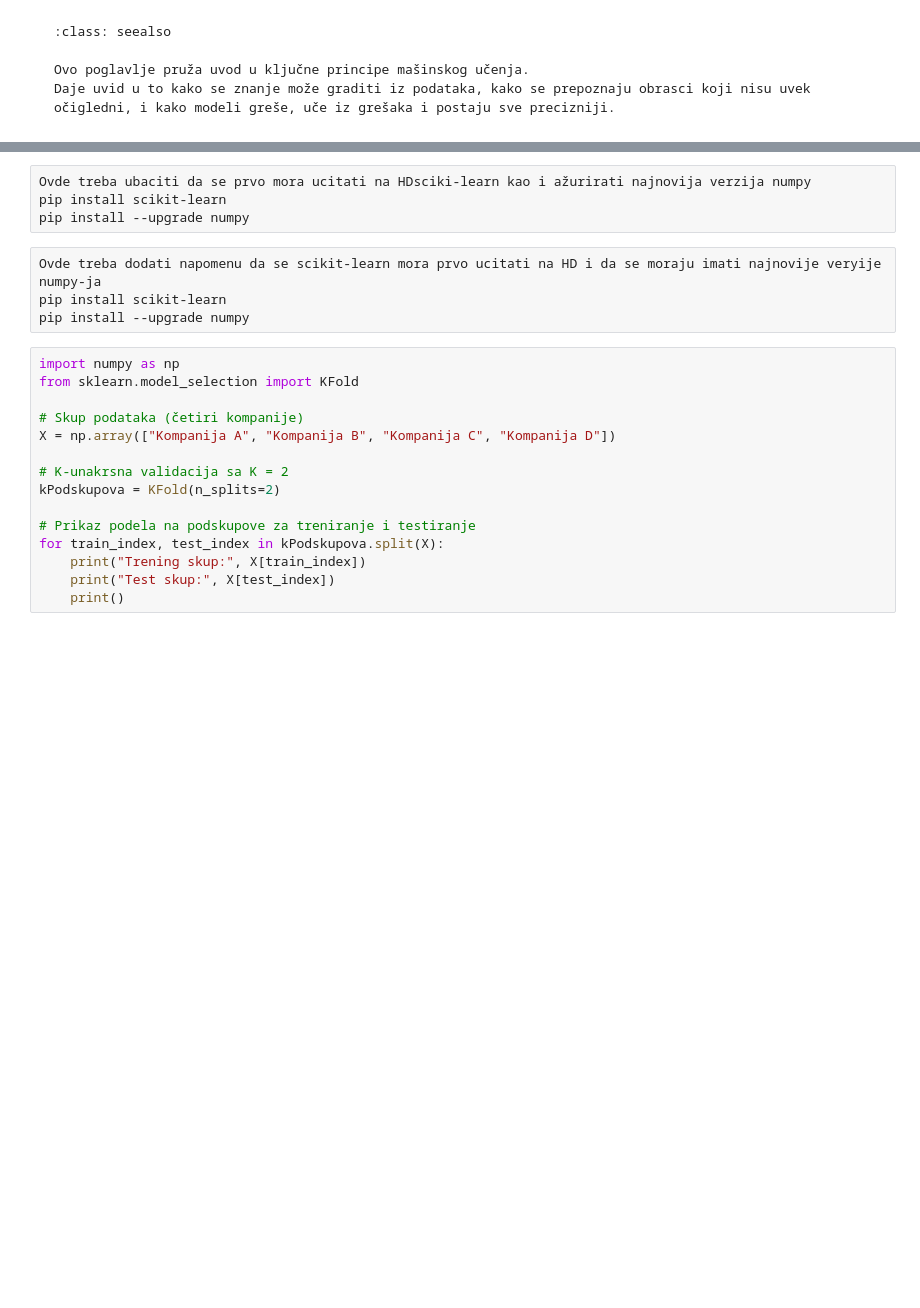
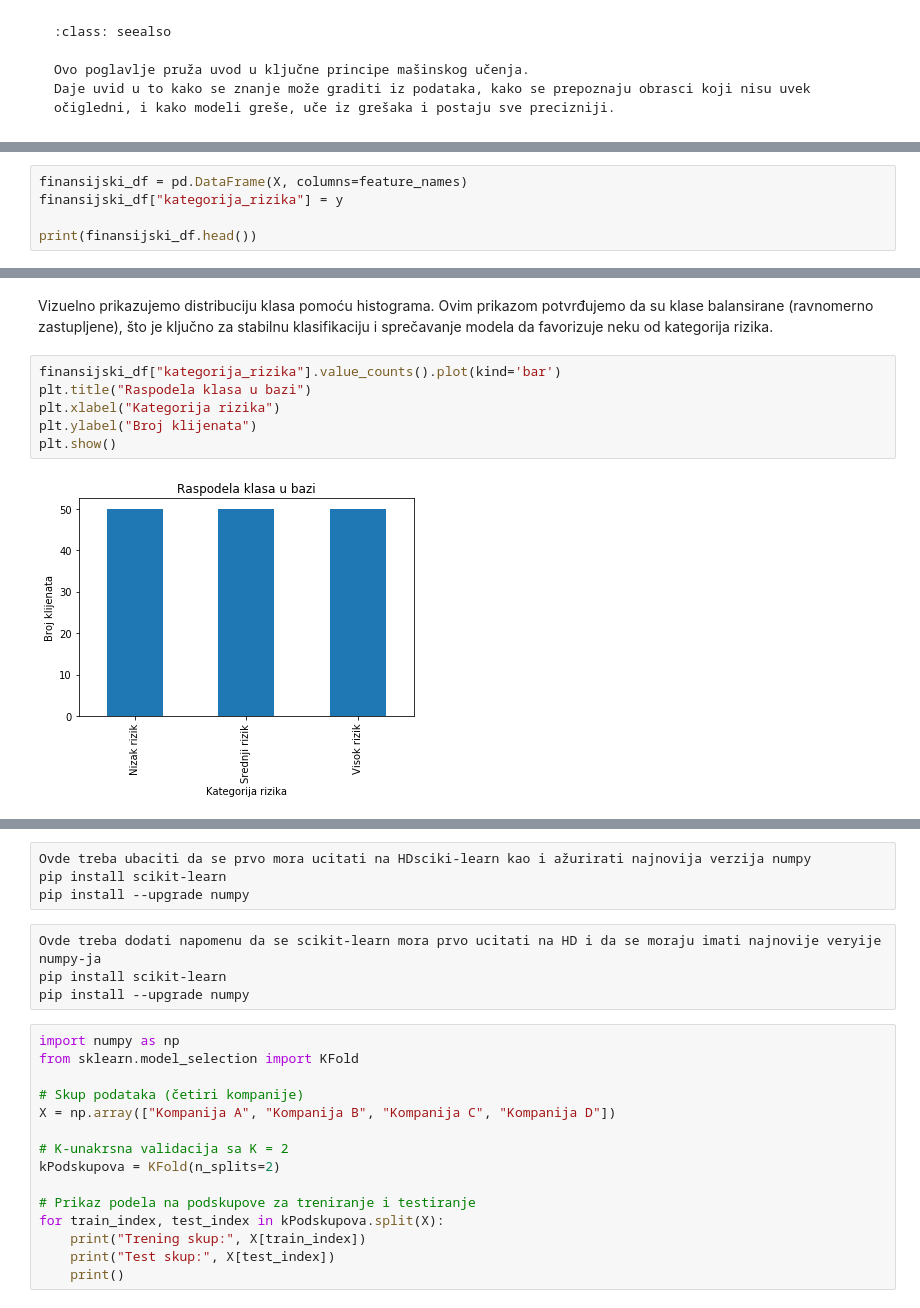
Before and after one commit to dazdejkovic/OI_25_jb1, a Jupyter notebook: _sources/ML_25_01_Uvod_1.ipynb, the cells around one changed output, grey strips where cells are left out. Cells and saved outputs as stored; diff of their text form; blank space fills up the shorter version.

```diff
--- a/_sources/ML_25_01_Uvod_1.ipynb
+++ b/_sources/ML_25_01_Uvod_1.ipynb
@@ -246,0 +469,5 @@ Detaljni primeri implementacije navedenih metoda validacije u programskom jeziku
+# %%
+finansijski_df = pd.DataFrame(X, columns=feature_names)
+finansijski_df["kategorija_rizika"] = y
+
+print(finansijski_df.head())
@@ -246,0 +488,10 @@ Detaljni primeri implementacije navedenih metoda validacije u programskom jeziku
+# %% [markdown]
+Vizuelno prikazujemo distribuciju klasa pomoću histograma. Ovim prikazom potvrđujemo da su klase balansirane (ravnomerno zastupljene), što je ključno za stabilnu klasifikaciju i sprečavanje modela da favorizuje neku od kategorija rizika.
+# %%
+finansijski_df["kategorija_rizika"].value_counts().plot(kind='bar')
+plt.title("Raspodela klasa u bazi")
+plt.xlabel("Kategorija rizika")
+plt.ylabel("Broj klijenata")
+plt.show()
+# %% [output]
+[figure, added]
```
Also changed, not shown: parts of 75 cells of this notebook, 42 other files.
